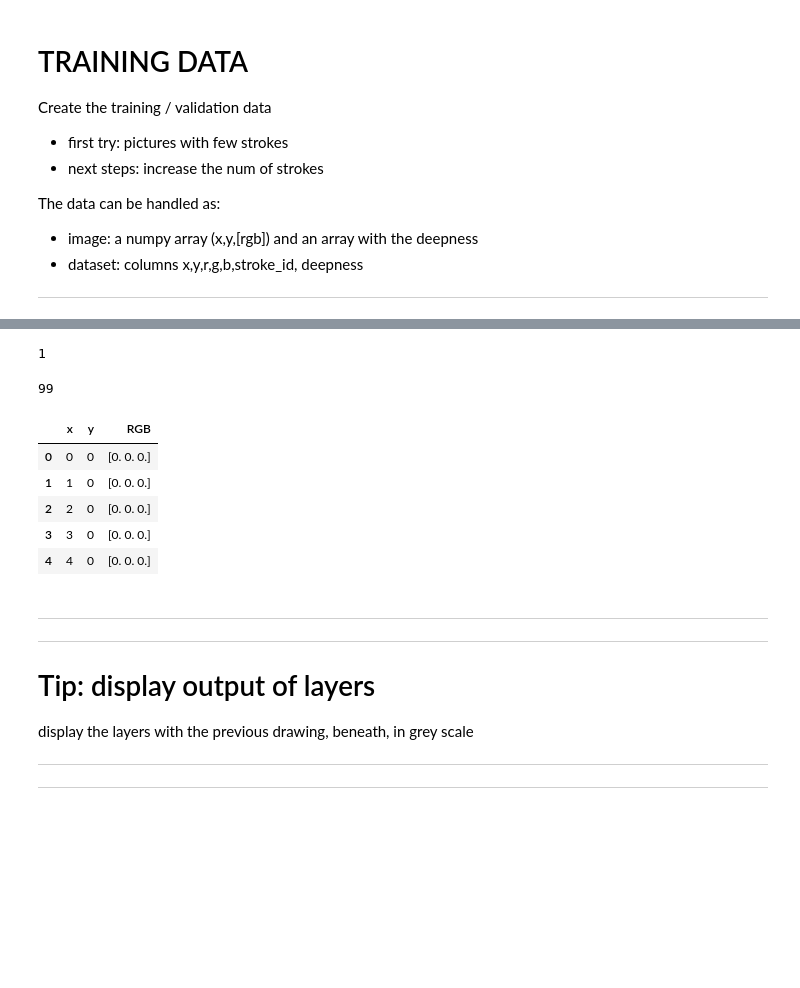
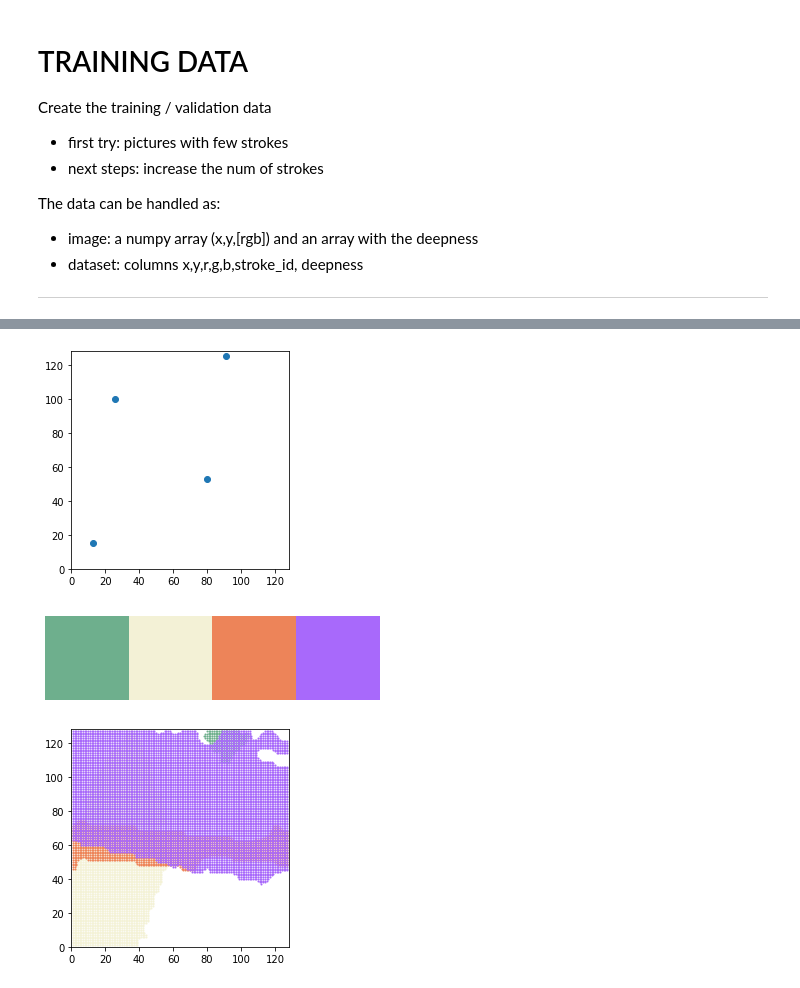
Before and after one commit to conchiVB/Painting_suggester, a Jupyter notebook: 1_paints_generator.ipynb, the cells around one changed output, grey strips where cells are left out. Saved outputs shown, nothing was run; the diff lists cells and outputs as text; code cells hidden in the pictures; blank space fills up the shorter version.

```diff
--- a/1_paints_generator.ipynb
+++ b/1_paints_generator.ipynb
@@ -622,32 +602,0 @@ output shape: (x,y,nlayer): (100, 256, 3)
-# %%
-df2_paint.head()
-
-max(df2_paint.depth)
-# %% [output]
-1
-# %%
-out_layers_1.head()
-max(out_layers_1.x)
-# %% [output]
-99
-# %%
-#df_paint=pd.read_csv('./data/brush_strokes/02_paintings/paint_00001.csv')
-
-df_paint_2.head()
-#max(df_paint_2.x)
-# %% [output]
-|  | x | y | RGB |
-| 0 | 0 | 0 | [0. 0. 0.] |
-| 1 | 1 | 0 | [0. 0. 0.] |
-| 2 | 2 | 0 | [0. 0. 0.] |
-| 3 | 3 | 0 | [0. 0. 0.] |
-| 4 | 4 | 0 | [0. 0. 0.] |
-# %% [markdown]
-____
-____
-
-#  Tip: display output of layers
-
- display the layers with the previous drawing, beneath, in grey scale
-____
-____
@@ -653,0 +627,8 @@ ____
+# %%
+# testing paint generator
+k=0
+exec(f'paint_generator(k+1,scale_points=100)')
+# %% [output]
+[figure, added]
+[figure, added]
+[figure, added]
```
Also changed, not shown: parts of 20 cells of this notebook, 1 other file.
